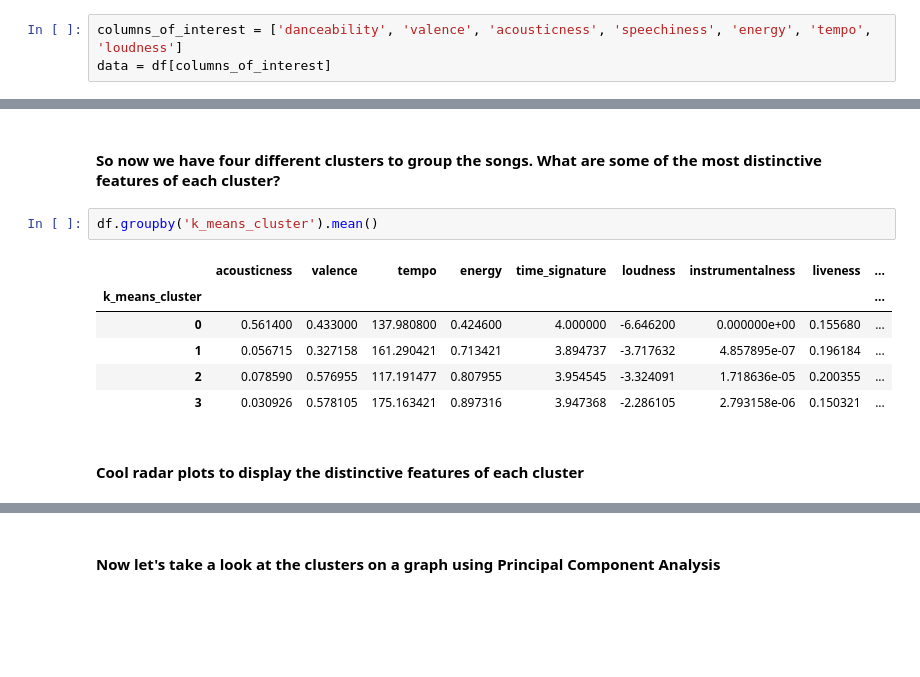
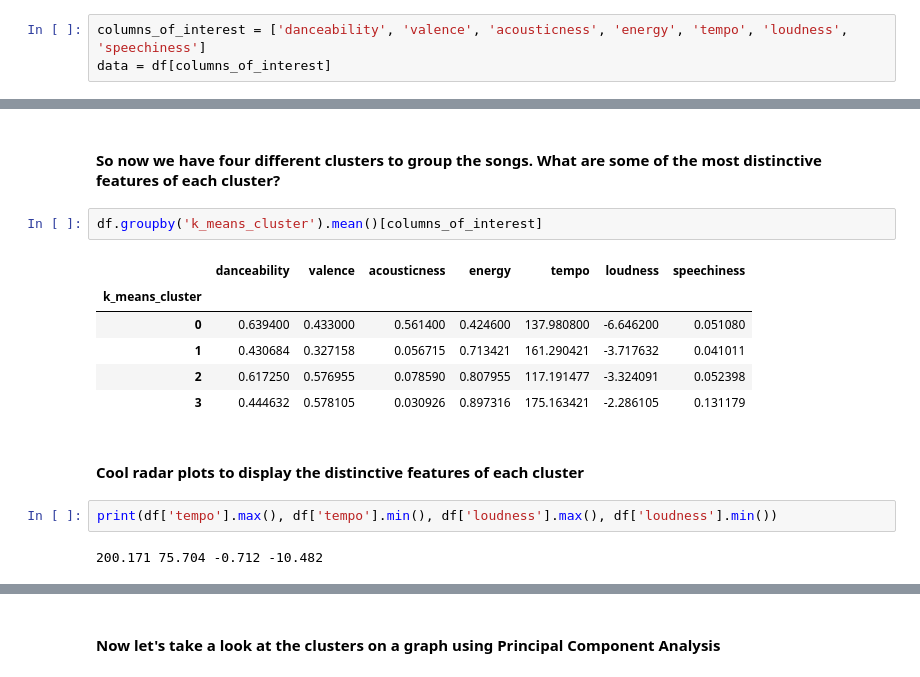
Before and after one commit to sahar-sami/day6_spotify, a Jupyter notebook: Day6 Data Analysis.ipynb, the cells around one changed output, grey strips where cells are left out. Saved outputs shown, nothing was run; the diff lists cells and outputs as text; blank space fills up the shorter version.

```diff
--- a/Day6 Data Analysis.ipynb
+++ b/Day6 Data Analysis.ipynb
@@ -203,5 +201,5 @@ sns.heatmap(df.corr())
 # %%
-columns_of_interest = ['danceability', 'valence', 'acousticness', 'speechiness', 'energy', 'tempo', 'loudness']
+columns_of_interest = ['danceability', 'valence', 'acousticness', 'energy', 'tempo', 'loudness', 'speechiness']
 data = df[columns_of_interest]
 # %%
 from sklearn.preprocessing import MinMaxScaler
@@ -277,16 +267,20 @@ df.head()
 # %% [markdown]
 #### So now we have four different clusters to group the songs. What are some of the most distinctive features of each cluster?
 # %%
-df.groupby('k_means_cluster').mean()
+df.groupby('k_means_cluster').mean()[columns_of_interest]
 # %% [output]
-|  | acousticness | valence | tempo | energy | time_signature | loudness | instrumentalness | liveness | ... |
-| k_means_cluster |  |  |  |  |  |  |  |  | ... |
-| 0 | 0.561400 | 0.433000 | 137.980800 | 0.424600 | 4.000000 | -6.646200 | 0.000000e+00 | 0.155680 | ... |
-| 1 | 0.056715 | 0.327158 | 161.290421 | 0.713421 | 3.894737 | -3.717632 | 4.857895e-07 | 0.196184 | ... |
-| 2 | 0.078590 | 0.576955 | 117.191477 | 0.807955 | 3.954545 | -3.324091 | 1.718636e-05 | 0.200355 | ... |
-| 3 | 0.030926 | 0.578105 | 175.163421 | 0.897316 | 3.947368 | -2.286105 | 2.793158e-06 | 0.150321 | ... |
+|  | danceability | valence | acousticness | energy | tempo | loudness | speechiness |
+| k_means_cluster |  |  |  |  |  |  |  |
+| 0 | 0.639400 | 0.433000 | 0.561400 | 0.424600 | 137.980800 | -6.646200 | 0.051080 |
+| 1 | 0.430684 | 0.327158 | 0.056715 | 0.713421 | 161.290421 | -3.717632 | 0.041011 |
+| 2 | 0.617250 | 0.576955 | 0.078590 | 0.807955 | 117.191477 | -3.324091 | 0.052398 |
+| 3 | 0.444632 | 0.578105 | 0.030926 | 0.897316 | 175.163421 | -2.286105 | 0.131179 |
 # %% [markdown]
 #### Cool radar plots to display the distinctive features of each cluster
+# %%
+print(df['tempo'].max(), df['tempo'].min(), df['loudness'].max(), df['loudness'].min())
+# %% [output]
+200.171 75.704 -0.712 -10.482
 # %%
 fig, axes = plt.subplots(2, 2, subplot_kw=dict(polar=True), figsize=(13, 10))
 plt.tight_layout(h_pad = 3, w_pad = 3)
```
Also changed, not shown: parts of 14 cells of this notebook.
